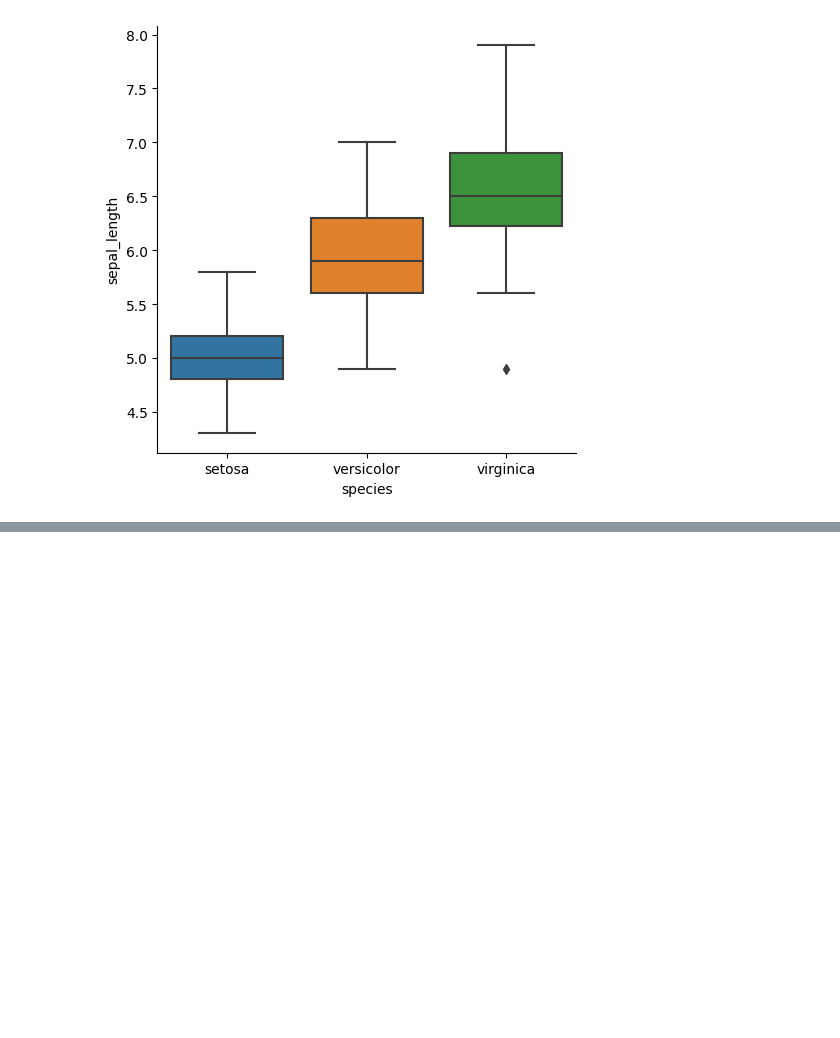
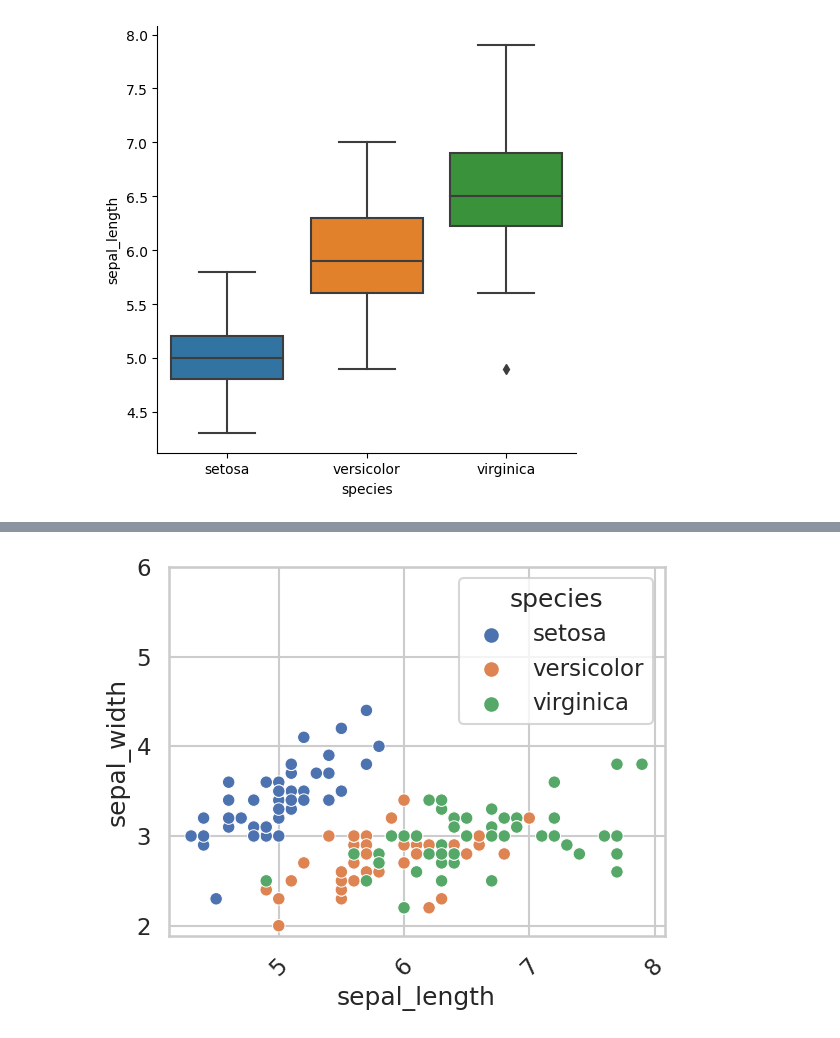
Before and after one commit to YesInAJiffy/Python, a Jupyter notebook: DataVisualizationUsingSeaborn.ipynb, the cells around one changed output, grey strips where cells are left out. Cells and saved outputs as stored; diff of their text form; code cells hidden in the pictures; blank space fills up the shorter version.

```diff
--- a/DataVisualizationUsingSeaborn.ipynb
+++ b/DataVisualizationUsingSeaborn.ipynb
@@ -287,0 +351,22 @@ plt.show()
+# %%
+#Rotation
+import seaborn as sns
+import matplotlib.pyplot as plt
+
+# Load the Iris dataset
+iris = sns.load_dataset("iris")
+
+# Set the style and context using sns.set
+sns.set(style="whitegrid", context="talk")
+
+# Create a scatter plot
+sns.scatterplot(x='sepal_length', y='sepal_width', hue='species', data=iris)
+
+# Customize ticks
+plt.xticks(rotation=45)
+plt.yticks([2, 3, 4, 5, 6])
+
+# Show the plot
+plt.show()
+# %% [output]
+[figure, added]
```
Also changed, not shown: parts of 6 cells of this notebook.
